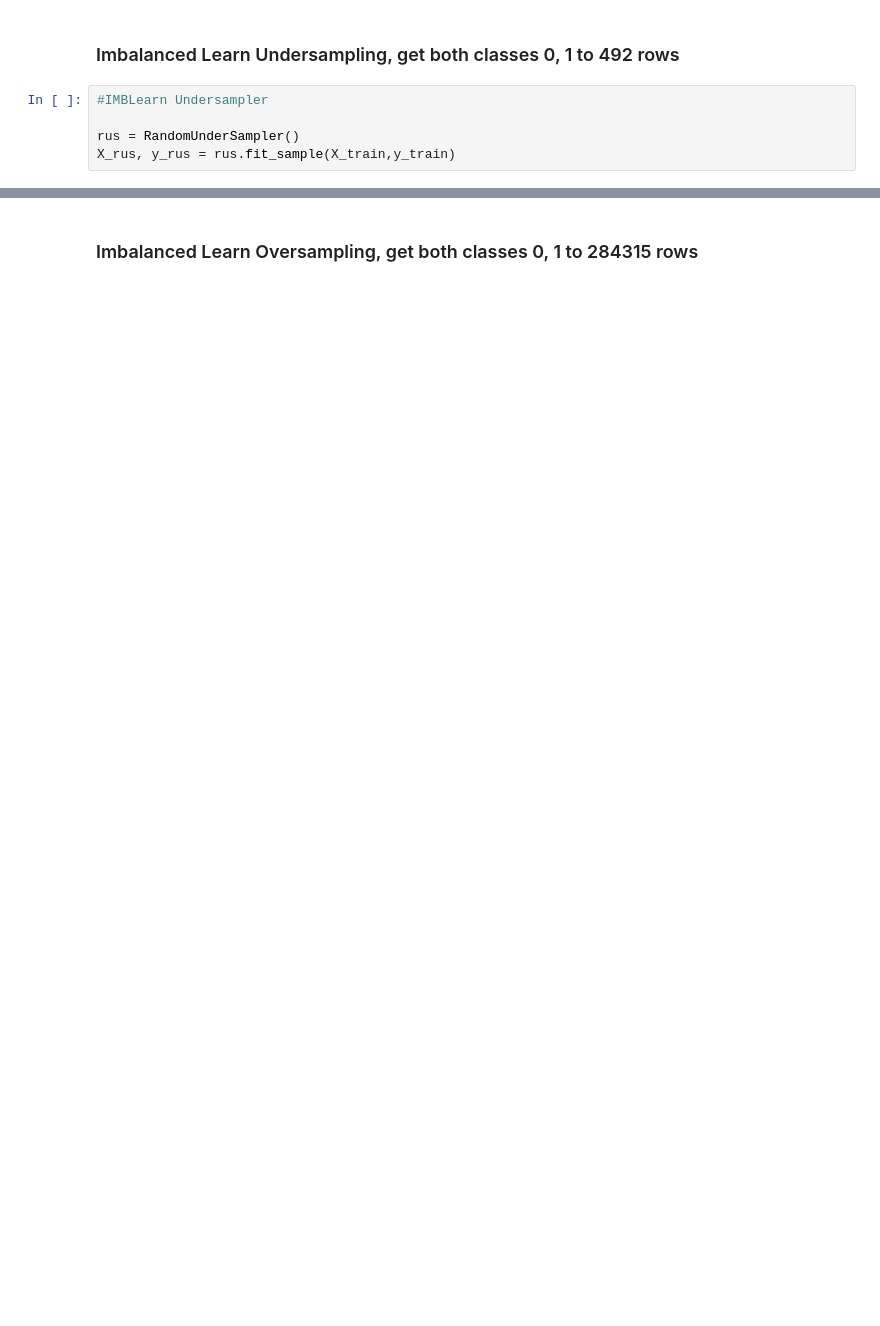
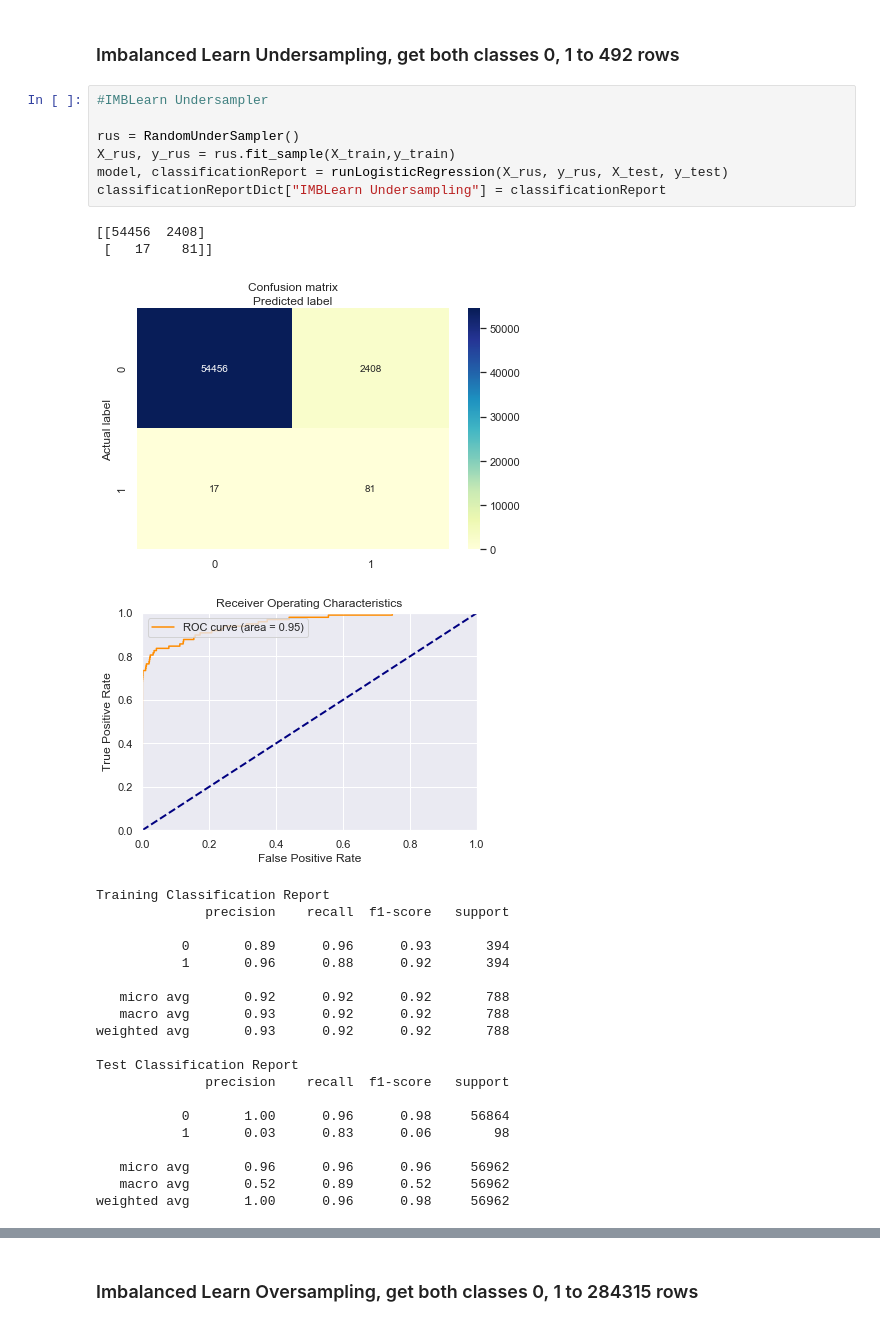
Before and after one commit to harineem1/Springboard01, a Jupyter notebook: Capstone/Capstone 1/Code/CP1 Using Logistic RegressionHMfinal.ipynb, the cells around one changed output, grey strips where cells are left out. Cells and saved outputs as stored; diff of their text form; blank space fills up the shorter version.

```diff
--- a/Capstone/Capstone 1/Code/CP1 Using Logistic RegressionV2.ipynb
+++ b/Capstone/Capstone 1/Code/CP1 Using Logistic RegressionHMfinal.ipynb
@@ -486,8 +470,34 @@ Accuracy =  0.9186465715843343 Precision =  0.9543335371446041 Recall =  0.87920
 # %%
 #IMBLearn Undersampler
 
 rus = RandomUnderSampler()
 X_rus, y_rus = rus.fit_sample(X_train,y_train)
+model, classificationReport = runLogisticRegression(X_rus, y_rus, X_test, y_test)
+classificationReportDict["IMBLearn Undersampling"] = classificationReport
+# %% [output]
+[[54456  2408]
+ [   17    81]]
+[figure, added]
+[figure, added]
+Training Classification Report
+              precision    recall  f1-score   support
+
+           0       0.89      0.96      0.93       394
+           1       0.96      0.88      0.92       394
+
+   micro avg       0.92      0.92      0.92       788
+   macro avg       0.93      0.92      0.92       788
+weighted avg       0.93      0.92      0.92       788
+
+Test Classification Report
+              precision    recall  f1-score   support
+
+           0       1.00      0.96      0.98     56864
+           1       0.03      0.83      0.06        98
+
+   micro avg       0.96      0.96      0.96     56962
+   macro avg       0.52      0.89      0.52     56962
+weighted avg       1.00      0.96      0.98     56962
 # %%
 plt.scatter(
             X_rus[y_rus==1, 0],
```
Also changed, not shown: parts of 16 cells of this notebook, 1 other file.
